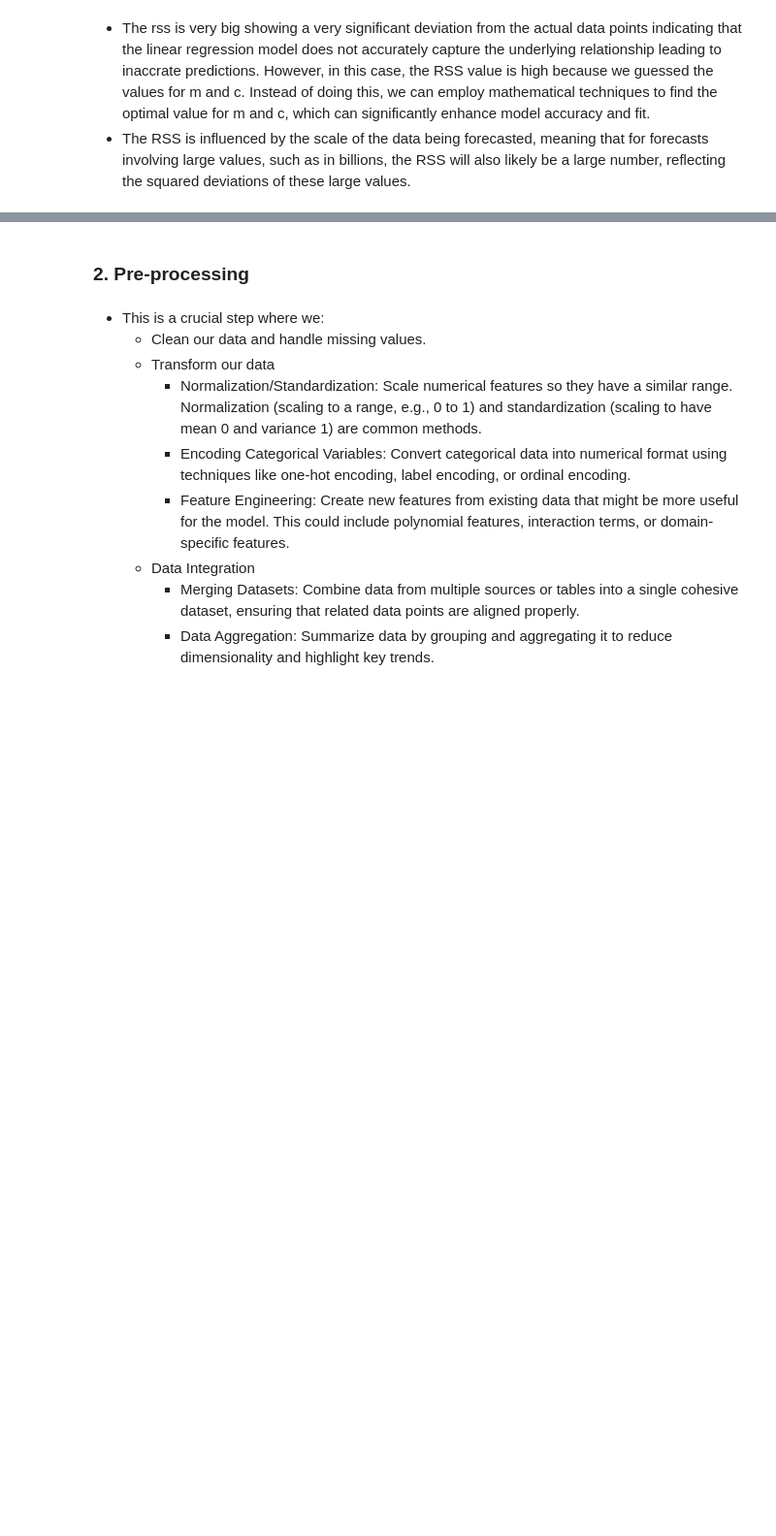
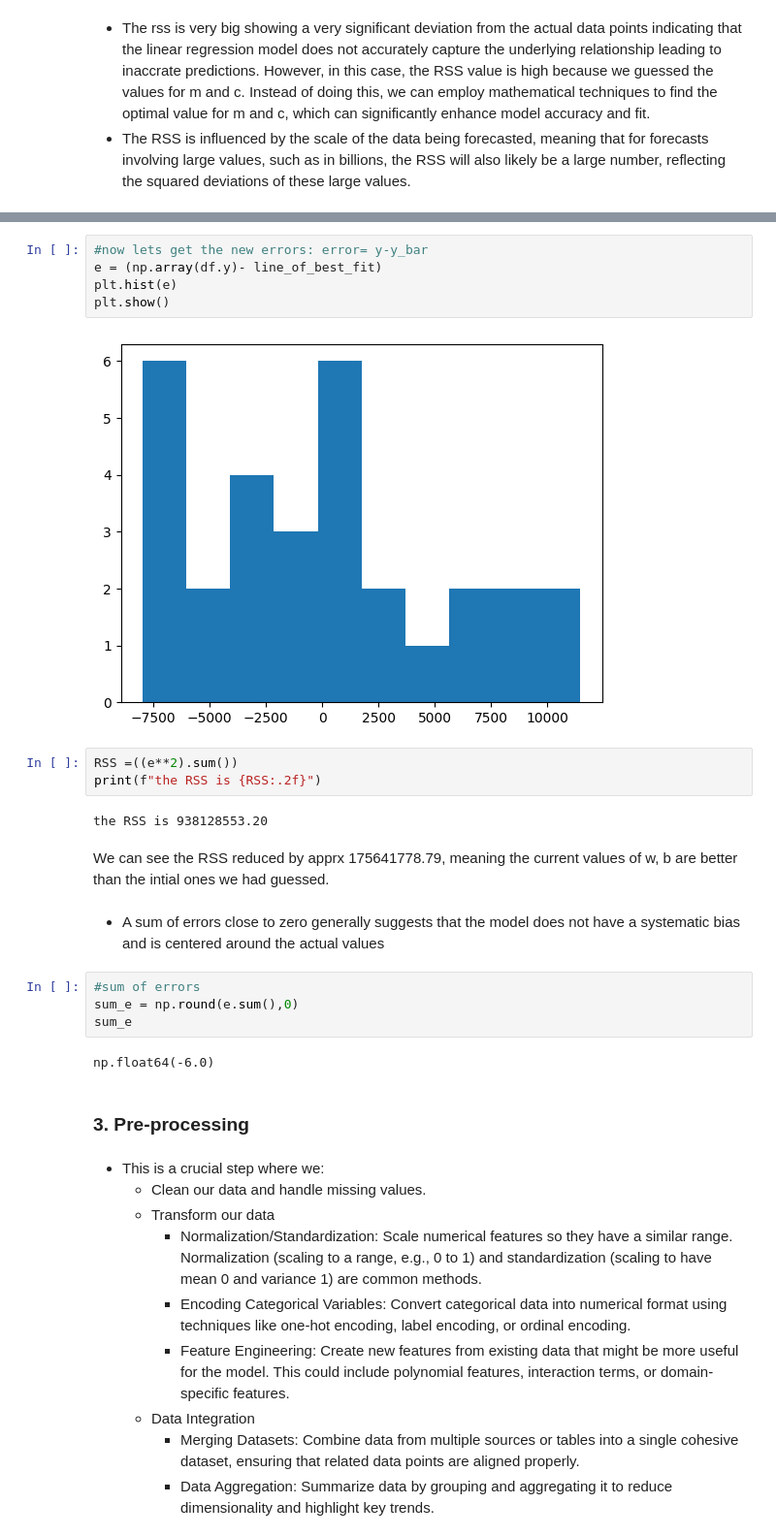
Before and after one commit to KiarieRayan/Salary_prediction, a Jupyter notebook: Salary_prediction.ipynb, the cells around one changed output, grey strips where cells are left out. Shown: that part at 97% size. Cells and saved outputs as stored; diff of their text form; blank space fills up the shorter version.

```diff
--- a/Salary_prediction.ipynb
+++ b/Salary_prediction.ipynb
@@ -208,5 +263,27 @@ plt.show()
+# %%
+#now lets get the new errors: error= y-y_bar
+e = (np.array(df.y)- line_of_best_fit)
+plt.hist(e)
+plt.show()
+# %% [output]
+[figure, added]
+# %%
+RSS =((e**2).sum())
+print(f"the RSS is {RSS:.2f}")
+# %% [output]
+the RSS is 938128553.20
+# %% [markdown]
+We can see the RSS reduced by apprx 175641778.79, meaning the current values of w, b are better than the intial ones we had guessed.
+# %% [markdown]
+- A sum of errors close to zero generally suggests that the model does not have a systematic bias and is centered around the actual values
+# %%
+#sum of errors
+sum_e = np.round(e.sum(),0)
+sum_e
+# %% [output]
+np.float64(-6.0)
 # %% [markdown]
-### 2. Pre-processing
+### 3. Pre-processing
 # %% [markdown]
 - This is a crucial step where we:
     - Clean our data and handle missing values.
```
Also changed, not shown: parts of 16 cells of this notebook.
